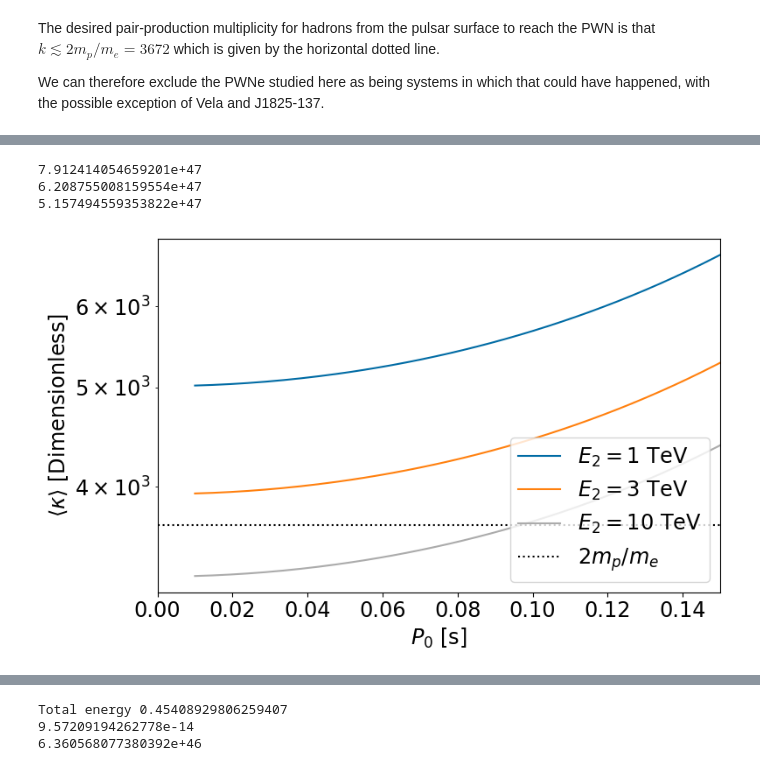
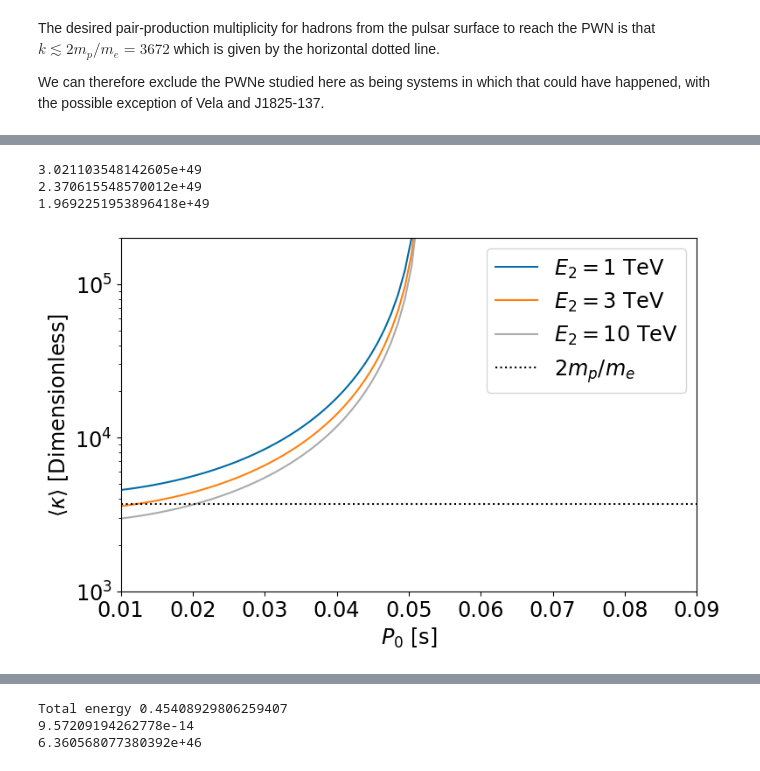
Before and after one commit to STSpencer/psrprops, a Jupyter notebook: PSR_PWN_Testing_giacintiedot.ipynb, the cells around one changed output, grey strips where cells are left out. Cells and saved outputs as stored; diff of their text form; code cells hidden in the pictures.

```diff
--- a/PSR_PWN_Testing_giacintiedot.ipynb
+++ b/PSR_PWN_Testing_giacintiedot.ipynb
@@ -563,7 +522,7 @@ plt.savefig('e0scan.png',dpi=300)
 E2=10*u.TeV
 E0 = 1 *u.TeV #1, 3 or 10
 E1 = 0.1 *u.TeV
-Gamrange = np.asarray([1.6,2.2,2.8]) #try 1.6-2.6
+Gamrange = np.asarray([1.8,2.2,2.6]) #try 1.6-2.6
 
 fig=plt.figure(figsize=(8,5))
 
@@ -576,7 +535,7 @@ for index in range(len(Gamrange)):#len(df)):
     k_intconst = df["Total_E [erg]"]*u.erg / integral2
     Nel = k_intconst*integral
     print(Nel[i])
-    i = np.where(atnf_names=='J1846-0258')[0][0]
+    i = np.where(atnf_names=='J1747-2809')[0][0]
     tau_p0 = age_p0(period_atnf[i],pdot_atnf[i],test_p0)
     ngj_p0 = calc_ngj(edot[i],tau_p0)
 
@@ -585,17 +544,18 @@ for index in range(len(Gamrange)):#len(df)):
     p = plt.plot(test_p0[mask],k_p0[mask],label='$\Gamma=$'+'%.1f'%Gamrange[index])
 
 plt.semilogy()
-#plt.xlim(0,0.15)
-#plt.ylim(1e3,7e3)
+plt.xlim(0.01,0.09)
+
+plt.ylim(1e3,2e5)
 
 #plt.xlim(0.0,0.16)
 plt.ylabel(r"$\langle \kappa \rangle\ \mathrm{[Dimensionless]}$")
 plt.xlabel("$P_0\ \mathrm{[s]}$")
 plt.axhline(y=2*c.m_p/c.m_e,color='k',linestyle=':',label='$2m_p/m_e$')
 x=plt.gca()
-y_labels = ax.get_yticks()
-ax.yaxis.set_major_formatter(ticker.FormatStrFormatter('%.2e'))
-plt.legend(ncols=1,loc=4,title_fontsize='xx-large')
+#y_labels = ax.get_yticks()
+#ax.yaxis.set_major_formatter(ticker.FormatStrFormatter('%.2e'))
+plt.legend(ncols=1,loc=1,title_fontsize='xx-large')
 plt.tight_layout()
-plt.savefig('gamscan.png',dpi=300)
+plt.savefig('gamscan2.png',dpi=300)
 # %% [output]
@@ -610,42 +620,42 @@ E1 = 0.1 *u.TeV
 Gam = 2.2
 pow2 = 2-Gam
 pow1 = 1-Gam
 
 fig=plt.figure(figsize=(8,5))
 
 for index in range(len(E2range)):#len(df)):
     E2 = E2range[index]
     integral2 = ((E2)**pow2 - (E1)**pow2)/(pow2*E0**(1-Gam))
     integral = ((E2/E0)**pow1 - (E1/E0)**pow1)/pow1
     k_intconst = df["Total_E [erg]"]*u.erg / integral2
     Nel = k_intconst*integral
     print(Nel[i])
-    i = np.where(atnf_names=='J1846-0258')[0][0]
+    i = np.where(atnf_names=='J1747-2809')[0][0]
     tau_p0 = age_p0(period_atnf[i],pdot_atnf[i],test_p0)
     ngj_p0 = calc_ngj(edot[i],tau_p0)
 
     k_p0 = Nel[i] / (2.*ngj_p0)
     mask = test_p0 < period_atnf[i]*u.s
     p = plt.plot(test_p0[mask],k_p0[mask],label='$E_2=$'+'%.0f'%E2range[index].value+' TeV')
 
 plt.semilogy()
-#plt.ylim(1e3,7e3)
-#plt.xlim(0.0,0.16)
+plt.ylim(1e3,2e5)
+plt.xlim(0.01,0.09)
+
 ax=plt.gca()
-y_labels = ax.get_yticks()
-ax.yaxis.set_major_formatter(ticker.FormatStrFormatter('%.1e'))
+#y_labels = ax.get_yticks()
+#ax.yaxis.set_major_formatter(ticker.FormatStrFormatter('%.1e'))
 plt.ylabel(r"$\langle \kappa \rangle\ \mathrm{[Dimensionless]}$")
 plt.xlabel("$P_0\ \mathrm{[s]}$")
 plt.axhline(y=2*c.m_p/c.m_e,color='k',linestyle=':',label='$2m_p/m_e$')
-plt.legend(ncols=1,loc=4,title_fontsize='xx-large')
-plt.xlim(0,0.15)
+plt.legend(ncols=1,loc=1,title_fontsize='xx-large')
 ax=plt.gca()
 
 
 plt.tight_layout()
-plt.savefig('e2scan.png',dpi=300)
+plt.savefig('e2scan2.png',dpi=300)
 # %% [output]
-7.912414054659201e+47
-6.208755008159554e+47
-5.157494559353822e+47
+3.021103548142605e+49
+2.370615548570012e+49
+1.9692251953896418e+49
-[figure, old version]
+[figure, new version]
```
Also changed, not shown: parts of 7 cells of this notebook, 1 other file.
